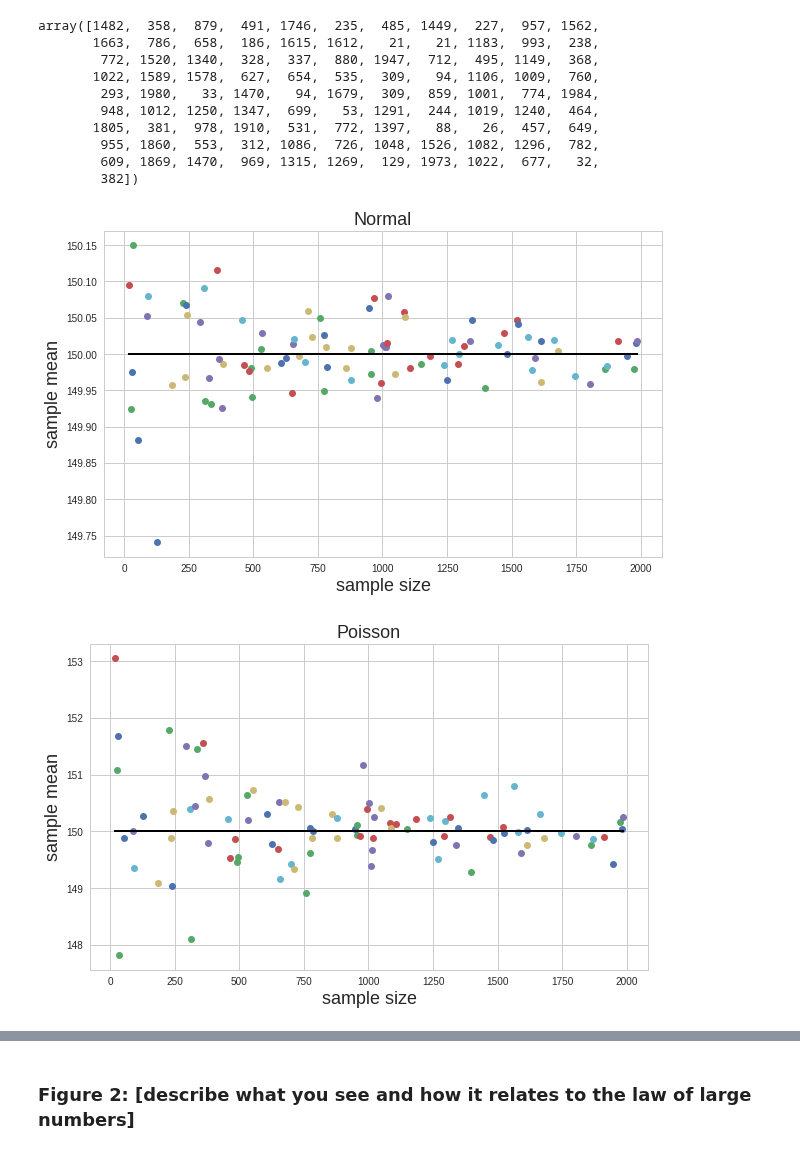
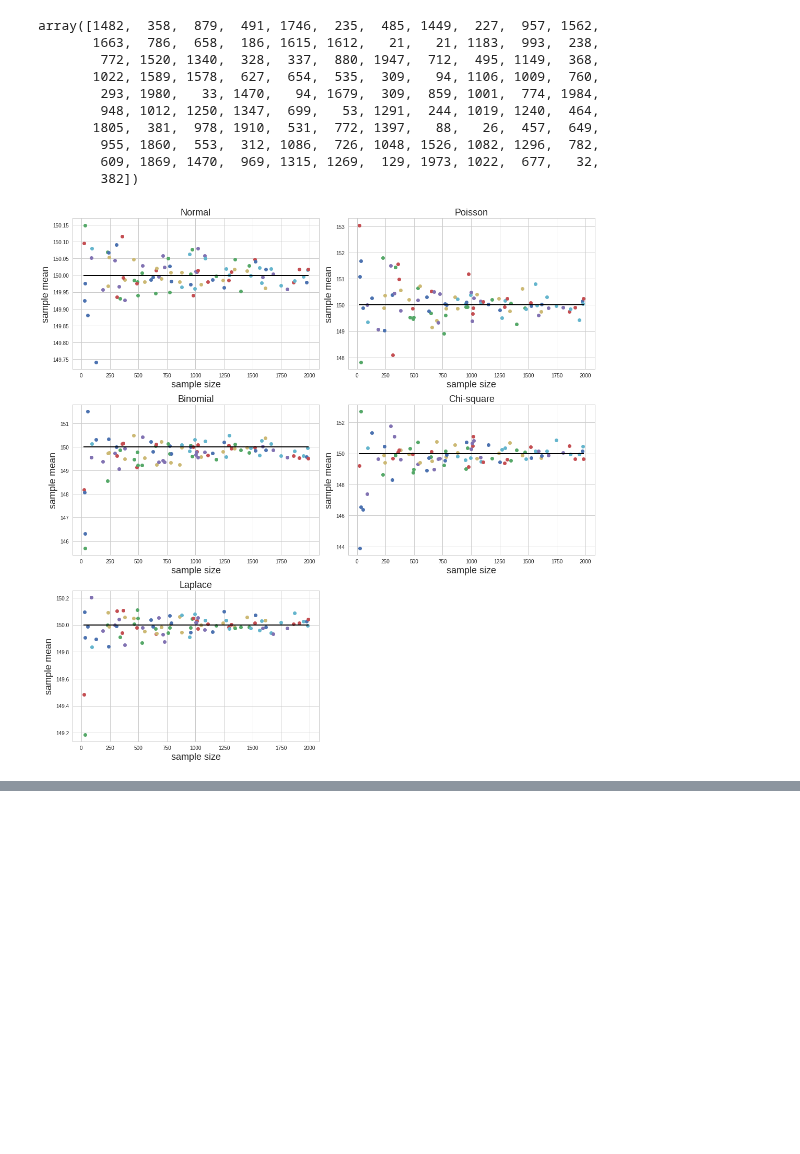
Before and after one commit to qiuyliu/PUI2017_uc288, a Jupyter notebook: HW3_uc288/Assignment1.ipynb, the cells around one changed output, grey strips where cells are left out. Saved outputs shown, nothing was run; the diff lists cells and outputs as text; code cells hidden in the pictures; blank space fills up the shorter version.

Commit message:
update assignment plots and descriptions

```diff
--- a/HW3_uc288/Assignment1.ipynb
+++ b/HW3_uc288/Assignment1.ipynb
@@ -66,17 +65,21 @@ for n in sizes:
     dist['Laplace'][n] = np.random.laplace(mean, size=n)
 # %%
 ax = {}
+fig = pl.figure(figsize=(15,15))
 
+i = 1
 for x in distributions:
-    ax[x] = pl.figure(figsize=(10,6)).add_subplot(111)
+    ax[x] = fig.add_subplot(3, 2, i)
+    i = i+1
     for nn in dist[x]:
         if not type(nn) == str:
             dist[x]['means'][nn] = dist[x][nn].mean()
             ax[x].plot(nn, dist[x]['means'][nn], 'o')
             ax[x].set_xlabel('sample size', fontsize=18)
             ax[x].set_ylabel('sample mean', fontsize=18)
             ax[x].set_title(x, fontsize=18)
             ax[x].plot([min(sizes), max(sizes)], [mean, mean], 'k')
+
+pl.tight_layout()
 # %% [output]
-[figure, old version]
+[figure, new version]
-[figure, removed]
@@ -86,2 +85,0 @@ for x in distributions:
-# %% [markdown]
-### Figure 2: [describe what you see and how it relates to the law of large numbers]
```
Also changed, not shown: parts of 8 cells of this notebook, 3 other files.
